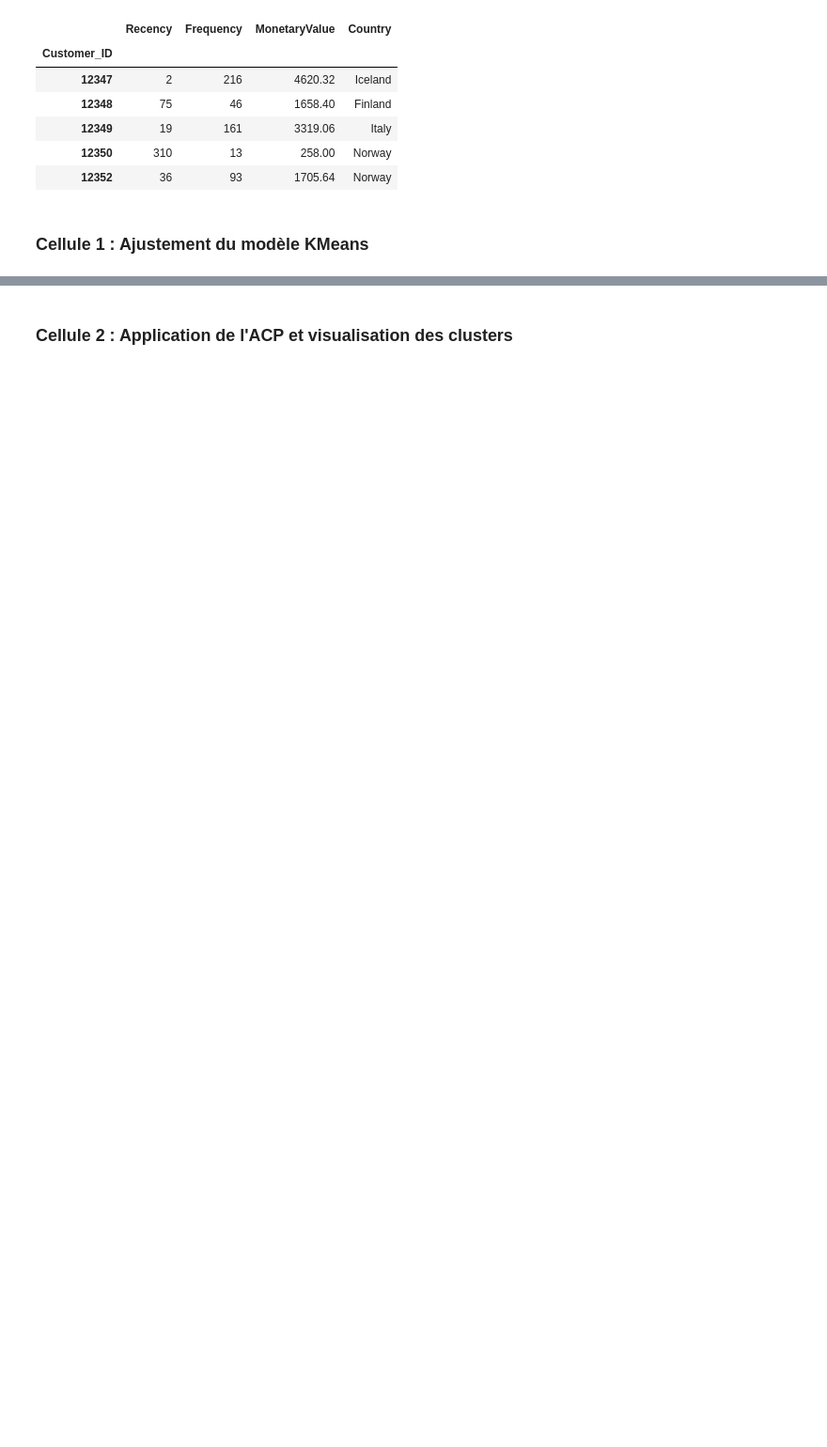
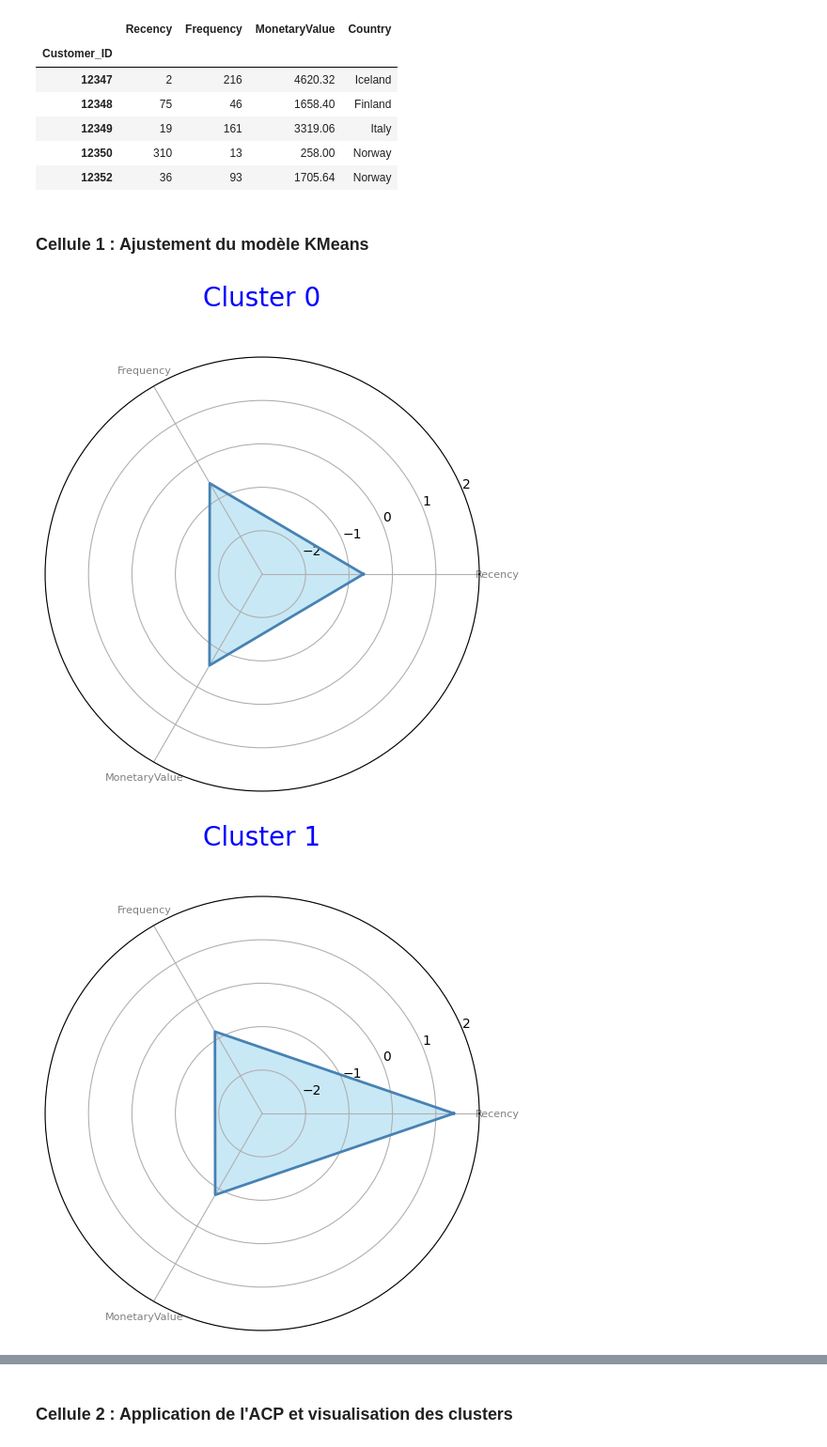
Before and after one commit to DonzerHD/Segmentation_Client, a Jupyter notebook: Notebooks/Partie_1_Segmentation_et_Visualisation/Model.ipynb, the cells around one changed output, grey strips where cells are left out. Shown: that part at 94% size. Cells and saved outputs as stored; diff of their text form; code cells hidden in the pictures; blank space fills up the shorter version.

Commit message:
ajout model et maintenance

```diff
--- a/Notebooks/Partie_1_Segmentation_et_Visualisation/Model.ipynb
+++ b/Notebooks/Partie_1_Segmentation_et_Visualisation/Model.ipynb
@@ -4,7 +4,7 @@ import numpy as np
 import matplotlib.pyplot as plt
 import seaborn as sns
 # %%
-df = pd.read_csv('../..//data/df_rfm_model.csv', index_col=0)
+df = pd.read_csv('../../data/df_rfm_model.csv', index_col=0)
 
 df.head()
 # %% [output]
@@ -37,3 +38,54 @@ kmeans.fit(df_normalise)
 
 # Ajouter les étiquettes de cluster pour chaque point de données au dataframe
 df['Cluster'] = kmeans.labels_
+# %%
+from sklearn.preprocessing import StandardScaler
+import matplotlib.pyplot as plt
+import numpy as np
+from math import pi
+
+# Calculate average RFM values for each cluster
+cluster_avg = df.groupby('Cluster').mean().reset_index()
+
+# Normalize the cluster averages
+scaler = StandardScaler()
+cluster_avg_normalized = scaler.fit_transform(cluster_avg.drop('Cluster', axis=1))
+
+# Convert back to DataFrame and add the Cluster column back
+cluster_avg_normalized = pd.DataFrame(cluster_avg_normalized, columns=cluster_avg.columns[1:])
+cluster_avg_normalized['Cluster'] = cluster_avg['Cluster']
+
+# Number of variables we're plotting
+num_vars = len(cluster_avg.columns) - 1
+
+# Split the circle into even parts and save the angles
+# so we know where to put each axis
+angles = np.linspace(0, 2 * np.pi, num_vars, endpoint=False).tolist()
+
+# The plot is a circle, so we need to "complete the loop"
+# and append the start value to the end
+angles += angles[:1]
+
+# Loop through each cluster
+for i, row in cluster_avg_normalized.iterrows():
+    fig, ax = plt.subplots(figsize=(6, 6), subplot_kw=dict(polar=True))
+
+    # Draw one axe per variable + add labels
+    plt.xticks(angles[:-1], cluster_avg.columns[1:], color='grey', size=8)
+    # Values
+    values = row.drop('Cluster').values.flatten().tolist()
+    values += values[:1]
+
+    # Draw filled area
+    ax.fill(angles, values, color='skyblue', alpha=0.25)
+    ax.fill(angles, values, color='skyblue', alpha=0.25)
+    ax.plot(angles, values, color='steelblue', linewidth=2)
+
+    # Set title
+    plt.title('Cluster ' + str(int(row['Cluster'])), size=20, color='blue', y=1.1)
+    ax.set_ylim([-3, 2])
+    # Show the graph
+    plt.show()
+# %% [output]
+[figure, added]
+[figure, added]
```
Also changed, not shown: parts of 8 cells of this notebook, 2 other files.
